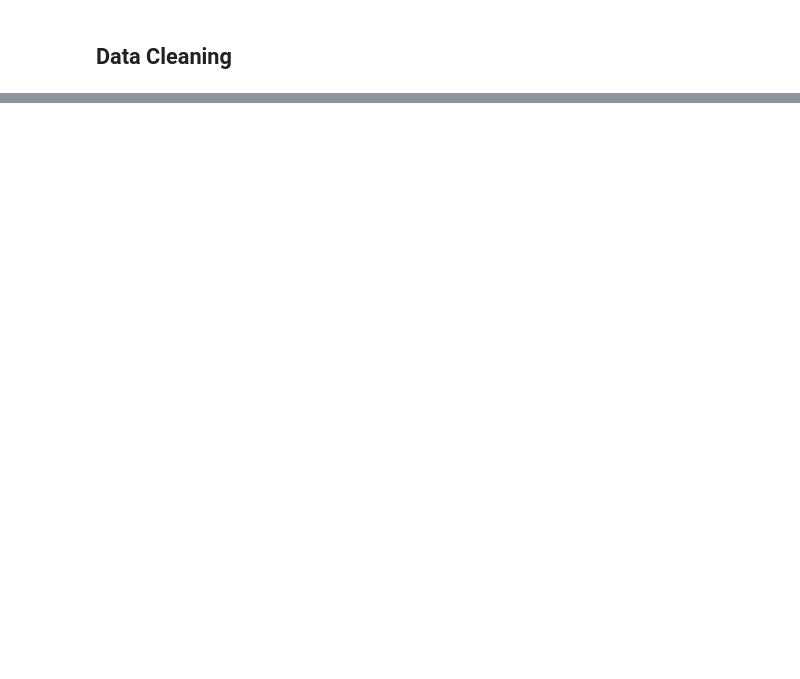
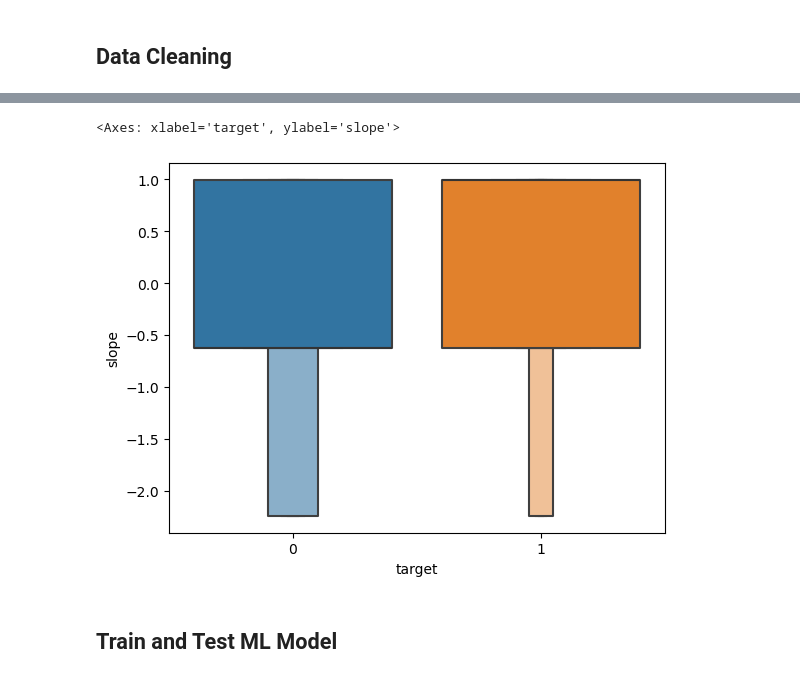
Before and after one commit to notfakearcher/julian, a Jupyter notebook: 01_topics/machine_learning/supervised_learning/classification/logistic_regression_01.ipynb, the cells around one changed output, grey strips where cells are left out. Cells and saved outputs as stored; diff of their text form; code cells hidden in the pictures; blank space fills up the shorter version.

```diff
--- a/01_topics/machine_learning/supervised_learning/classification/logistic_regression_01.ipynb
+++ b/01_topics/machine_learning/supervised_learning/classification/logistic_regression_01.ipynb
@@ -53,0 +229,7 @@ df1.head()
+# %%
+sns.boxenplot(data = df2, x = y_col, y = 'slope')
+# %% [output]
+<Axes: xlabel='target', ylabel='slope'>
+[figure, added]
+# %% [markdown]
+## Train and Test ML Model
```
Also changed, not shown: parts of 16 cells of this notebook.
